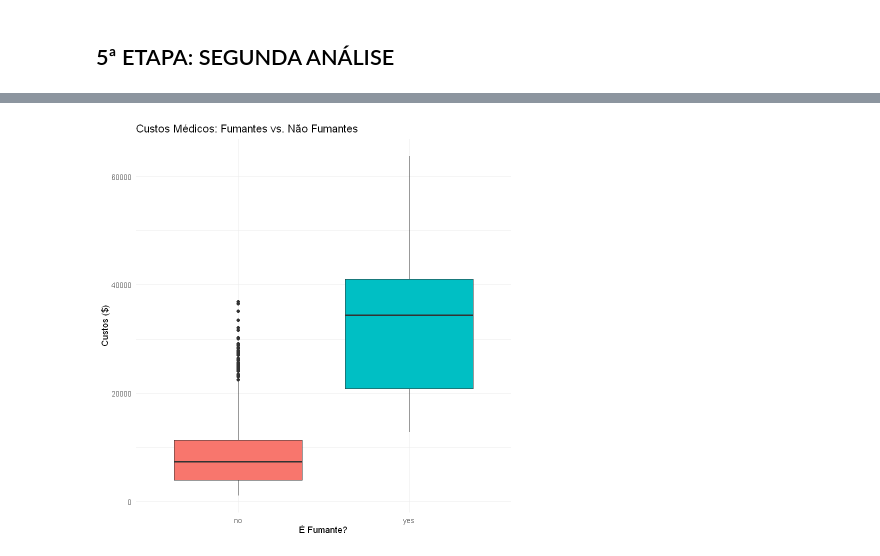
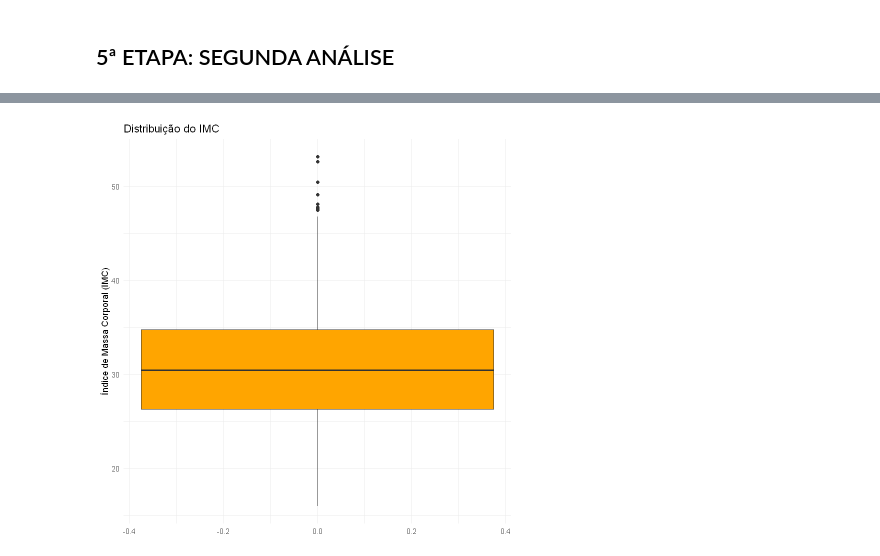
Before and after one commit to jfandre00/Trabalho_Final_Regressao, a Jupyter notebook: scripts/analise_custos_medicos.ipynb, the cells around one changed output, grey strips where cells are left out. Cells and saved outputs as stored; diff of their text form; code cells hidden in the pictures.

```diff
--- a/scripts/analise_custos_medicos.ipynb
+++ b/scripts/analise_custos_medicos.ipynb
@@ -302,17 +276,13 @@ ggplot(dados, aes(x = custos)) +
-# %%
-ggplot(dados, aes(x = fumante, y = custos, fill = fumante)) +
-  geom_boxplot(show.legend = FALSE) +
-  labs(
-    title = "Custos Médicos: Fumantes vs. Não Fumantes",
-    x = "É Fumante?",
-    y = "Custos ($)"
-  ) +
-  theme_minimal()
-# Dada as conclusões do gráfico anterior, deve-se analisar o ponto central da distribuição horizontal verificada,
-# Uma vez que ela é assimétrica e demostra haverem alguns outliers
-# É questionável também o fato de não sabermos quem são os fumantes e não-fumantes nessa distribuição.
-# A partir da mediana dos custos médicos entre fumantes e não fumantes, algo fica claro.
-# Pessoas que fumam possuem gastos muito maiores do que pessoas que não fumam, com exceção de alguns outliers.
-# Isso leva a entender que os fumantes se encaixam na parte assimétrica do gráfico anterior.
-# %% [output]
-[figure, removed]
+# %%
+# b) Análise da Distribuição do IMC
+# Boxplot para analisar a mediana, dispersão e outliers do IMC.
+ggplot(dados_pt, aes(y = imc)) +
+  geom_boxplot(fill = "orange") +
+  labs(title = "Distribuição do IMC", y = "Índice de Massa Corporal (IMC)") +
+  theme_minimal()
+# Visualizando um boxplot que distribui a mediana do IMC das pessoas, é possível identificar algumas discrepâncias com
+# IMC muito alto, ou seja, outliers. Essas pessoas podem de fato possuir esse IMC, portanto, não serão desconsideradas.
+# Isso pode apontar para o fato de que algumas pessoas podem ter custos médicos altos não em decorrência do cigarro, mas talvez
+# da obesidade, podendo possuir esse fato correlação com o hábito de fumar ou não.
+# %% [output]
+[figure, new version]
```
Also changed, not shown: parts of 18 cells of this notebook.
